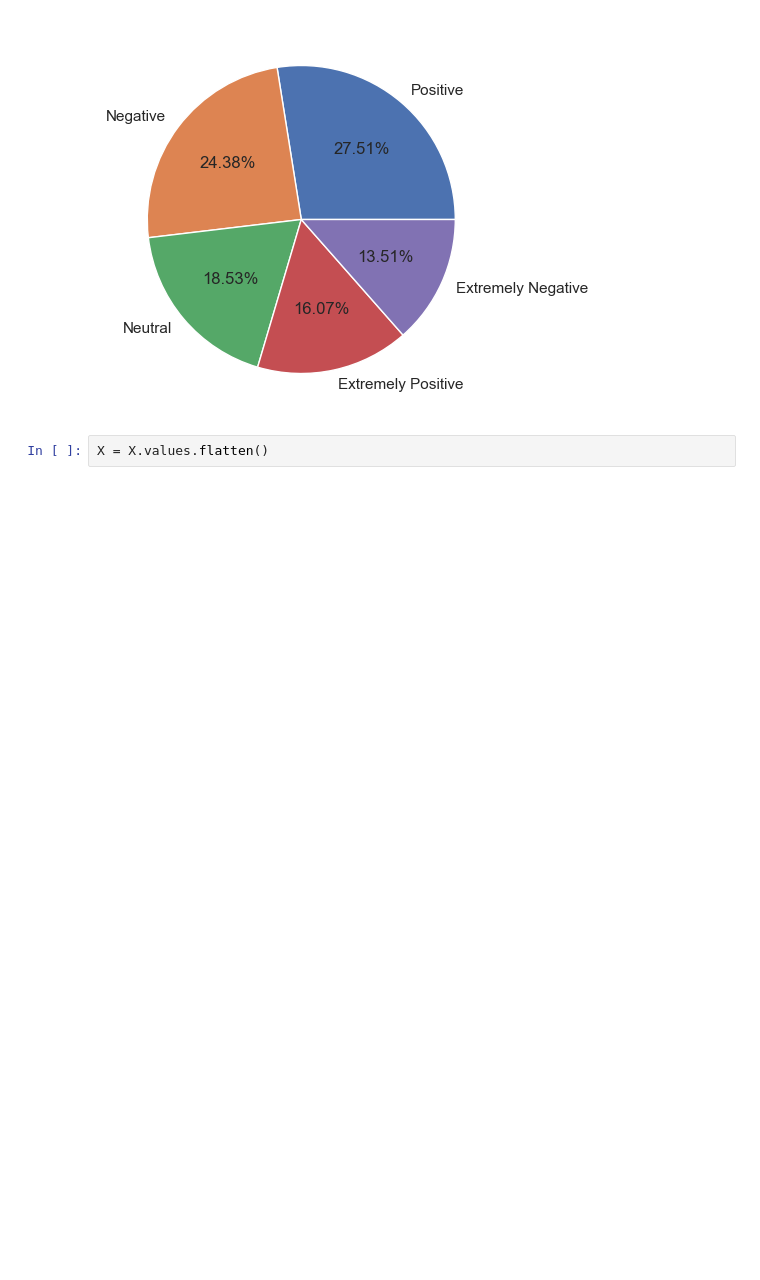
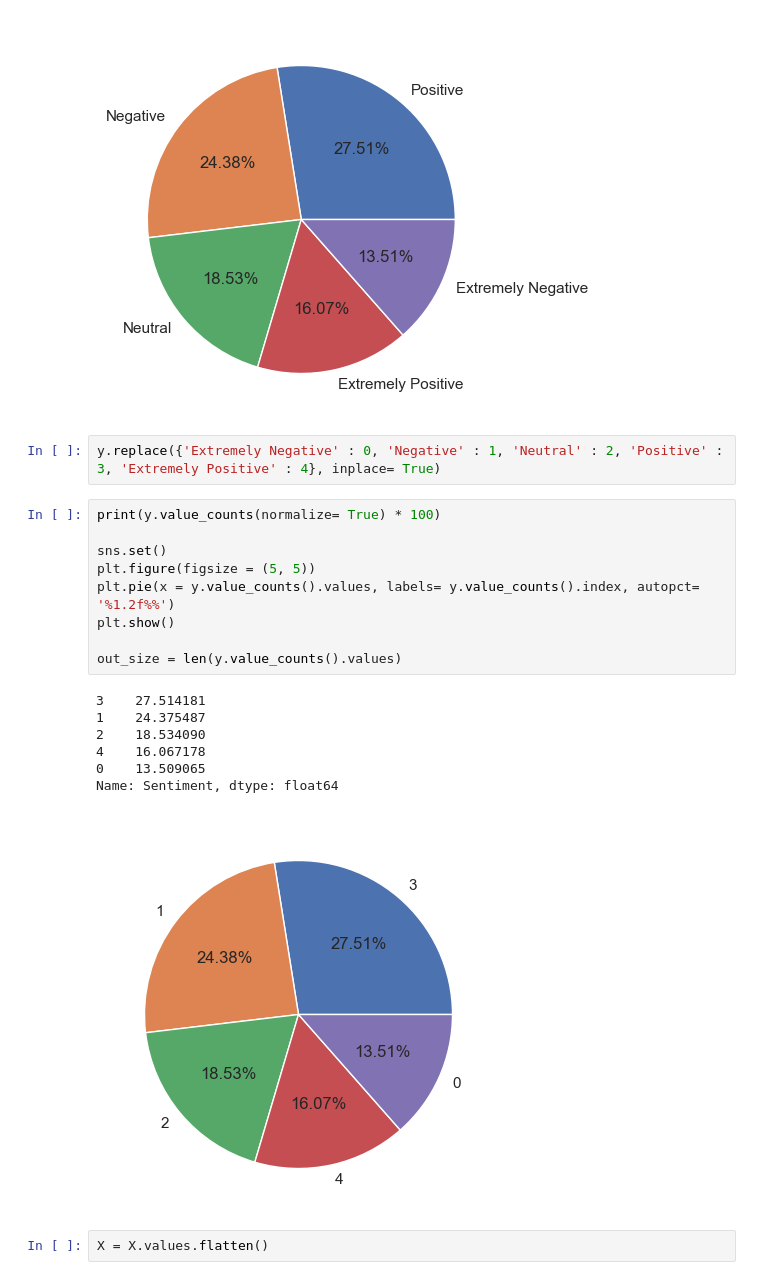
Before and after one commit to pinilDissanayaka/Coronavirus-tweets-NLP-Text-Classification, a Jupyter notebook: Notebook/Classification.ipynb, the cells around one changed output. Drawn from its saved outputs; the diff is of its cells as text; blank space fills up the shorter version.

```diff
--- a/Notebook/Classification.ipynb
+++ b/Notebook/Classification.ipynb
@@ -137,6 +139,25 @@ Extremely Positive    16.067178
 Extremely Negative    13.509065
 Name: Sentiment, dtype: float64
 [figure]
+# %%
+y.replace({'Extremely Negative' : 0, 'Negative' : 1, 'Neutral' : 2, 'Positive' : 3, 'Extremely Positive' : 4}, inplace= True)
+# %%
+print(y.value_counts(normalize= True) * 100)
+
+sns.set()
+plt.figure(figsize = (5, 5))
+plt.pie(x = y.value_counts().values, labels= y.value_counts().index, autopct= '%1.2f%%')
+plt.show()
+
+out_size = len(y.value_counts().values)
+# %% [output]
+3    27.514181
+1    24.375487
+2    18.534090
+4    16.067178
+0    13.509065
+Name: Sentiment, dtype: float64
+[figure, added]
 # %%
 X = X.values.flatten()
 # %%
```
Also changed, not shown: parts of 8 cells of this notebook.
